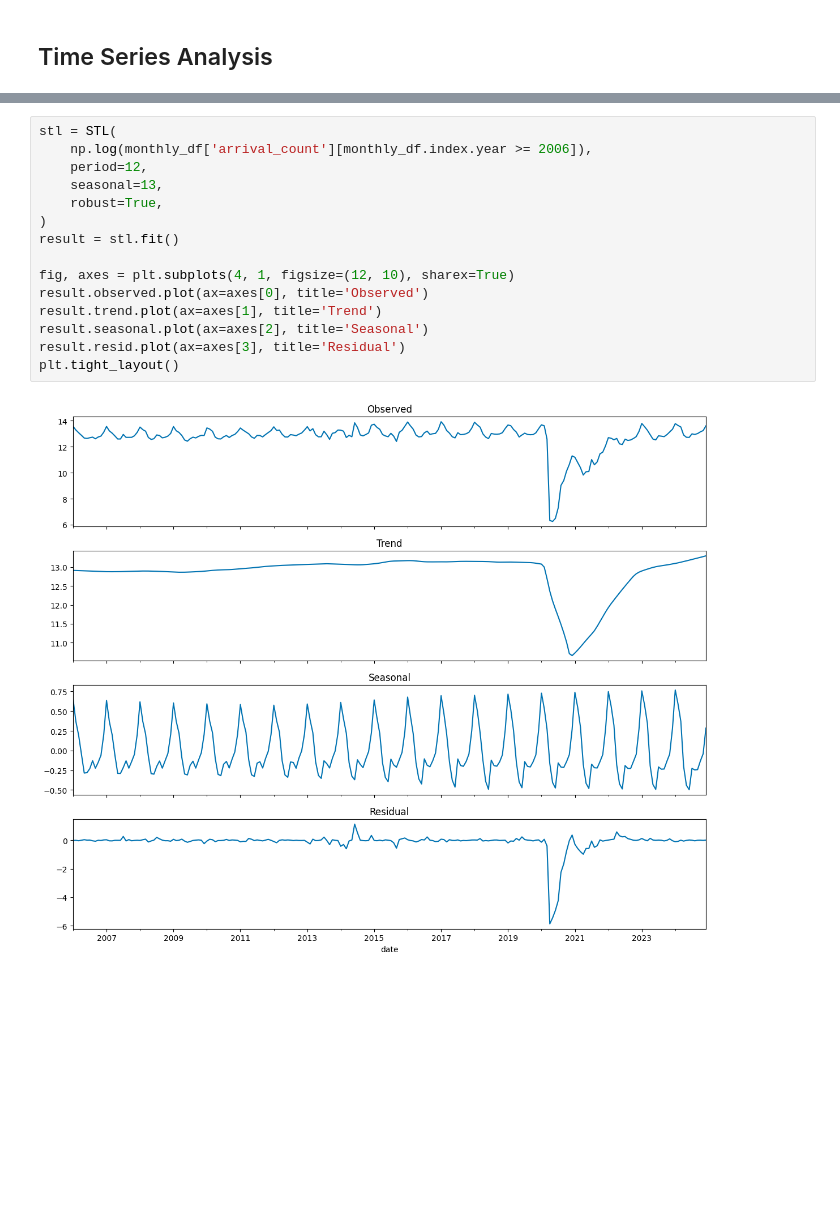
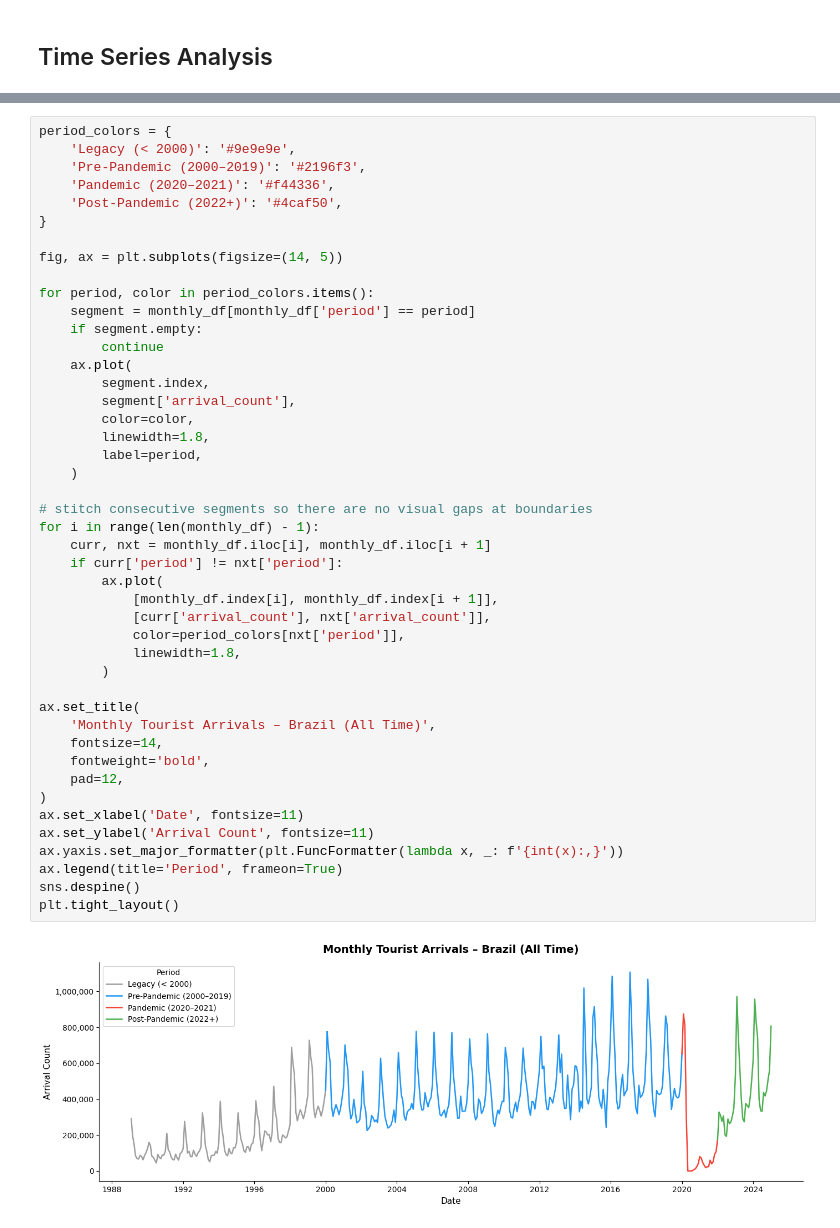
Before and after one commit to Gbrlmoraes/brazil_tourism_forecasting_benchmark, a Jupyter notebook: notebooks/3_exploratory_data_analysis.ipynb, the cells around one changed output, grey strips where cells are left out. Cells and saved outputs as stored; diff of their text form; blank space fills up the shorter version.

```diff
--- a/notebooks/3_exploratory_data_analysis.ipynb
+++ b/notebooks/3_exploratory_data_analysis.ipynb
@@ -742,17 +760,47 @@ monthly_df.head()
-# %%
-stl = STL(
-    np.log(monthly_df['arrival_count'][monthly_df.index.year >= 2006]),
-    period=12,
-    seasonal=13,
-    robust=True,
-)
-result = stl.fit()
-
-fig, axes = plt.subplots(4, 1, figsize=(12, 10), sharex=True)
-result.observed.plot(ax=axes[0], title='Observed')
-result.trend.plot(ax=axes[1], title='Trend')
-result.seasonal.plot(ax=axes[2], title='Seasonal')
-result.resid.plot(ax=axes[3], title='Residual')
-plt.tight_layout()
-# %% [output]
-[figure, removed]
+# %%
+period_colors = {
+    'Legacy (< 2000)': '#9e9e9e',
+    'Pre-Pandemic (2000–2019)': '#2196f3',
+    'Pandemic (2020–2021)': '#f44336',
+    'Post-Pandemic (2022+)': '#4caf50',
+}
+
+fig, ax = plt.subplots(figsize=(14, 5))
+
+for period, color in period_colors.items():
+    segment = monthly_df[monthly_df['period'] == period]
+    if segment.empty:
+        continue
+    ax.plot(
+        segment.index,
+        segment['arrival_count'],
+        color=color,
+        linewidth=1.8,
+        label=period,
+    )
+
+# stitch consecutive segments so there are no visual gaps at boundaries
+for i in range(len(monthly_df) - 1):
+    curr, nxt = monthly_df.iloc[i], monthly_df.iloc[i + 1]
+    if curr['period'] != nxt['period']:
+        ax.plot(
+            [monthly_df.index[i], monthly_df.index[i + 1]],
+            [curr['arrival_count'], nxt['arrival_count']],
+            color=period_colors[nxt['period']],
+            linewidth=1.8,
+        )
+
+ax.set_title(
+    'Monthly Tourist Arrivals – Brazil (All Time)',
+    fontsize=14,
+    fontweight='bold',
+    pad=12,
+)
+ax.set_xlabel('Date', fontsize=11)
+ax.set_ylabel('Arrival Count', fontsize=11)
+ax.yaxis.set_major_formatter(plt.FuncFormatter(lambda x, _: f'{int(x):,}'))
+ax.legend(title='Period', frameon=True)
+sns.despine()
+plt.tight_layout()
+# %% [output]
+[figure, added]
```
Also changed, not shown: parts of 17 cells of this notebook.
